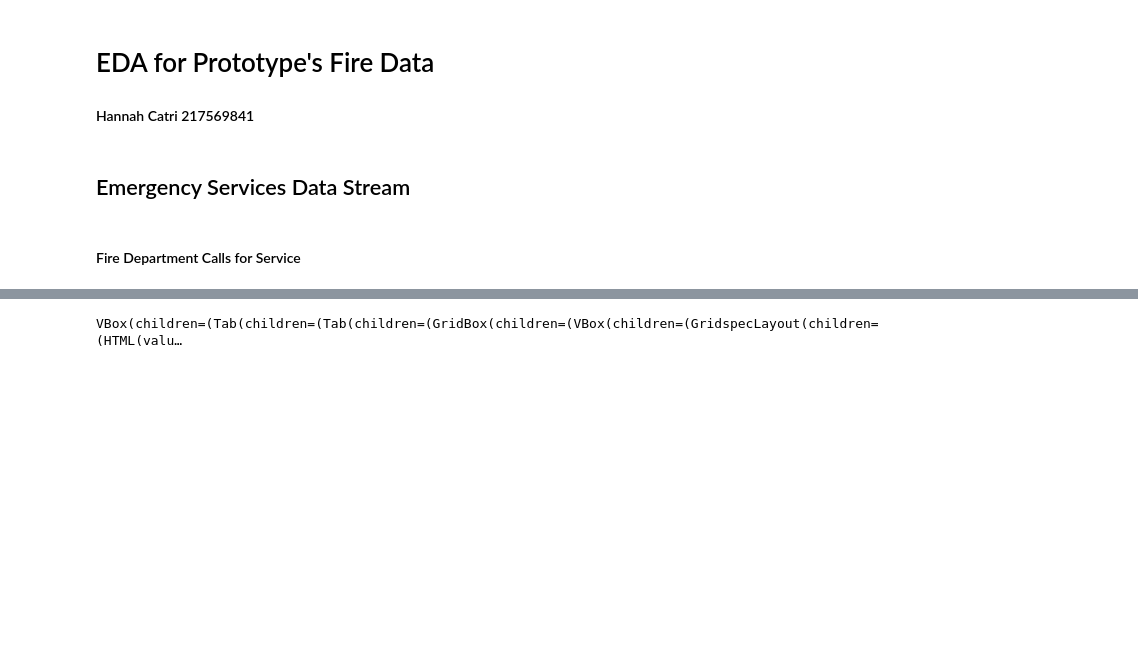
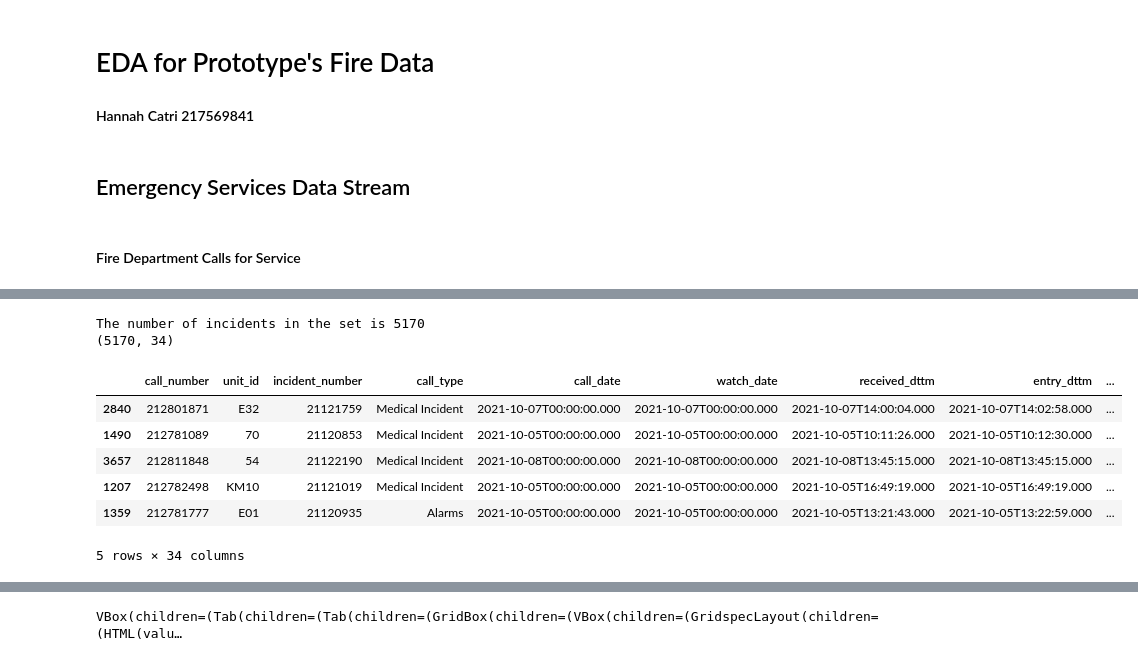
Before and after one commit to cat-tree/P125, a Jupyter notebook: EDA_Notebook.ipynb, the cells around one changed output, grey strips where cells are left out. Cells and saved outputs as stored; diff of their text form; code cells hidden in the pictures; blank space fills up the shorter version.

```diff
--- a/EDA_Notebook.ipynb
+++ b/EDA_Notebook.ipynb
@@ -23,3 +26,29 @@ The number of incidents in the set is 5649191
+# %%
+# set 10 day lookback window
+periodend = datetime.datetime.now().isoformat()
+periodstart = (datetime.datetime.now()- datetime.timedelta(days=10)).isoformat()
+#Get count of incidents to determine limit to retrieve
+num=pd.read_json("https://data.sfgov.org/resource/RowID.json?$select=COUNT(incident_number)&$where=call_date%20between%20%27"
+                 +str(periodstart)+"%27%20AND%20%27"+str(periodend)+"%27")
+maxNumber=num.iloc[0,0]
+print('The number of incidents in the set is',maxNumber)
+# Use record to write query call to API to get all incidents needed/bypass API default of 1000
+query_str=("https://data.sfgov.org/resource/RowID.json?$where=call_date%20between%20%27"
+           +str(periodstart)+"%27%20AND%20%27"
+           +str(periodend)+"%27&$limit="+str(maxNumber))
+data=pd.read_json(query_str)
+print(data.shape)
+data.sample(5)
+# %% [output]
+The number of incidents in the set is 5170
+(5170, 34)
+|  | call_number | unit_id | incident_number | call_type | call_date | watch_date | received_dttm | entry_dttm | ... |
+| 2840 | 212801871 | E32 | 21121759 | Medical Incident | 2021-10-07T00:00:00.000 | 2021-10-07T00:00:00.000 | 2021-10-07T14:00:04.000 | 2021-10-07T14:02:58.000 | ... |
+| 1490 | 212781089 | 70 | 21120853 | Medical Incident | 2021-10-05T00:00:00.000 | 2021-10-05T00:00:00.000 | 2021-10-05T10:11:26.000 | 2021-10-05T10:12:30.000 | ... |
+| 3657 | 212811848 | 54 | 21122190 | Medical Incident | 2021-10-08T00:00:00.000 | 2021-10-08T00:00:00.000 | 2021-10-08T13:45:15.000 | 2021-10-08T13:45:15.000 | ... |
+| 1207 | 212782498 | KM10 | 21121019 | Medical Incident | 2021-10-05T00:00:00.000 | 2021-10-05T00:00:00.000 | 2021-10-05T16:49:19.000 | 2021-10-05T16:49:19.000 | ... |
+| 1359 | 212781777 | E01 | 21120935 | Alarms | 2021-10-05T00:00:00.000 | 2021-10-05T00:00:00.000 | 2021-10-05T13:21:43.000 | 2021-10-05T13:22:59.000 | ... |
+5 rows × 34 columns
 # %%
 %%time
 # Configure the Socrata client and create the generator that will retrieve the data
```
Also changed, not shown: parts of 13 cells of this notebook.
